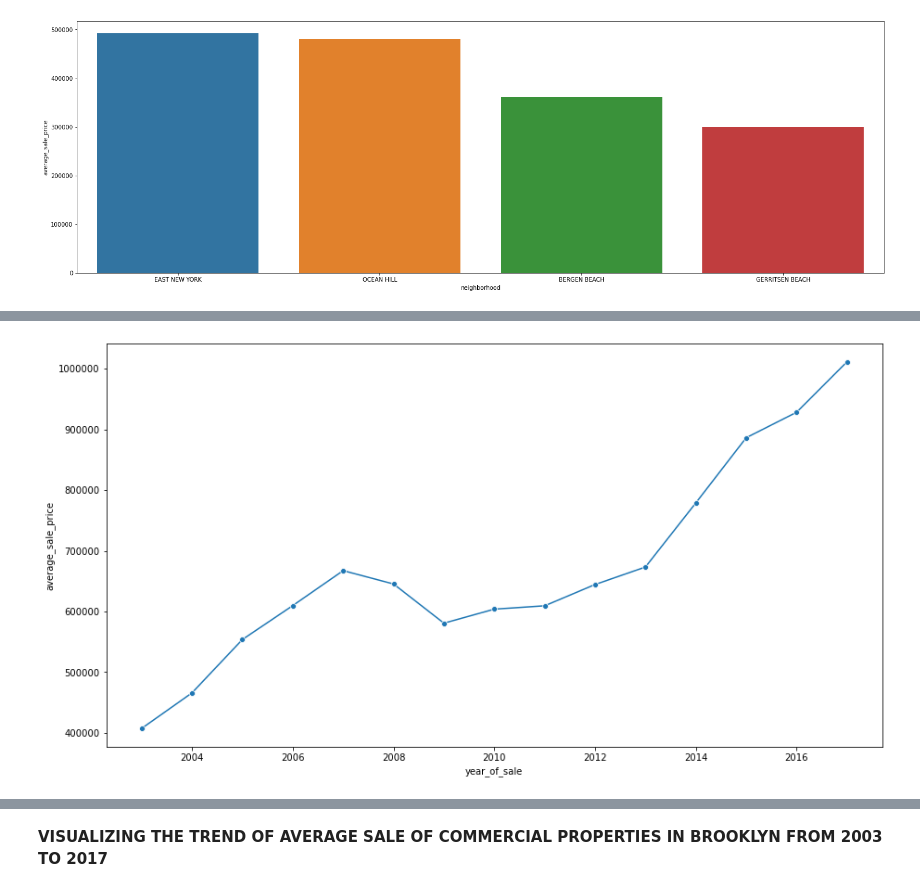
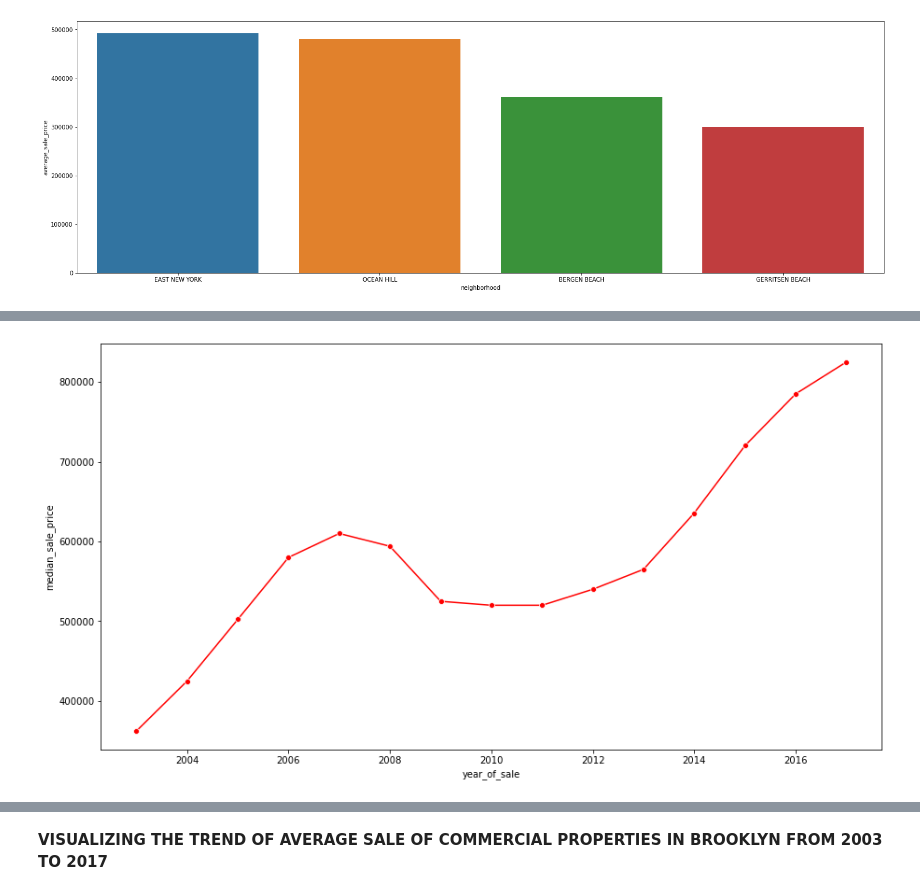
Before and after one commit to cappymayor/Brooklyn_real-estate_project, a Jupyter notebook: Exploratory_analysis_notebook.ipynb, the cells around one changed output, grey strips where cells are left out. Saved outputs shown, nothing was run; the diff lists cells and outputs as text; code cells hidden in the pictures.

```diff
--- a/Exploratory_analysis_notebook.ipynb
+++ b/Exploratory_analysis_notebook.ipynb
@@ -220,7 +227,7 @@ plt.ticklabel_format(axis="y", style="plain")
 # %%
-family_df = family_homes.groupby("year_of_sale")["sale_price"].mean().reset_index().round(0).rename(columns=({"sale_price":"average_sale_price"}))
+family_df = family_homes.groupby("year_of_sale")["sale_price"].median().reset_index().round(0).rename(columns=({"sale_price":"median_sale_price"}))
 fig, ax = plt.subplots(figsize=(15, 8))
-sns.lineplot(family_df["year_of_sale"], family_df["average_sale_price"], marker = "o")
+sns.lineplot(family_df["year_of_sale"], family_df["median_sale_price"], marker = "o", color="r")
 plt.ticklabel_format(axis="y", style="plain")
 # %% [output]
-[figure, old version]
+[figure, new version]
```
Also changed, not shown: parts of 24 cells of this notebook.
